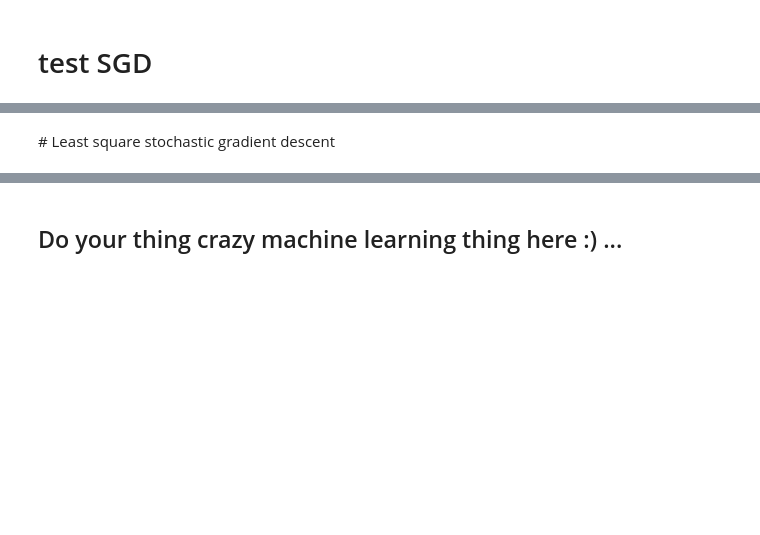
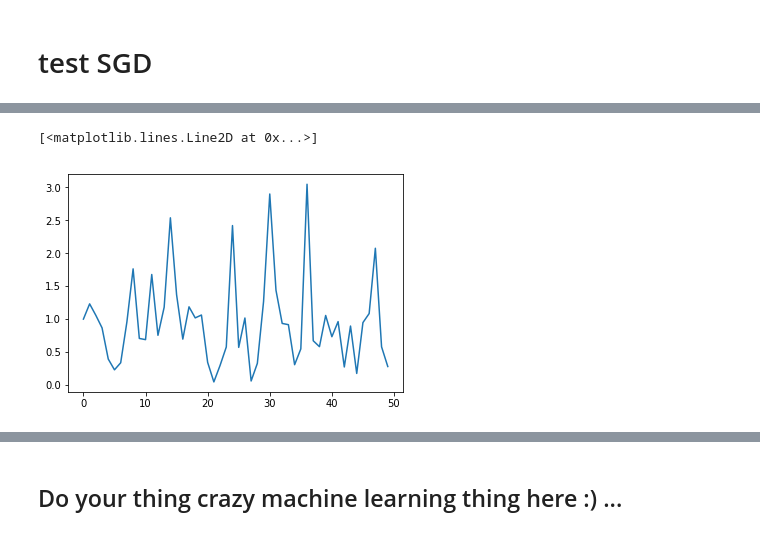
Before and after one commit to MaximeFth/Machine_learning_2020, a Jupyter notebook: project1/scripts/project1.ipynb, the cells around one changed output, grey strips where cells are left out. Drawn from its saved outputs; the diff is of its cells as text; code cells hidden in the pictures; blank space fills up the shorter version.

```diff
--- a/project1/scripts/project1.ipynb
+++ b/project1/scripts/project1.ipynb
@@ -28,6 +52,2 @@ def least_squares_GD(y, tx, initial_w, max_iters, gamma):
 # %% [markdown]
 # least square SGD
-# %%
-from stochastic_gradient_descent import *
-def least_squares_SGD(y, tx, initial_w, batch_size, max_iters, gamma):
-    return stochastic_gradient_descent(y, tx, initial_w, batch_size, max_iters, gamma)
@@ -89,12 +146,11 @@ array([[ 0.72343805,  0.52317289,  0.62968263, ...,  0.40687538,
 # %% [markdown]
 # test SGD
 # %%
-from stochastic_gradient_descent import *
 from proj1_helpers import batch_iter
 # Define the parameters of the algorithm.
-max_iters = 500
-gamma = 0.05
-batch_size = 10000
+max_iters = 50
+gamma = 0.01
+batch_size = 1
 
 # Initialization
 w_initial = np.zeros(30)
@@ -103,12 +159,14 @@ print(w_initial)
 # Start SGD.
 start_time = datetime.datetime.now()
 sgd_losses, sgd_ws = least_squares_SGD(
-    y, tX, w_initial,batch_size, max_iters, gamma)
+    y, tX_std, w_initial,batch_size, max_iters, gamma)
 end_time = datetime.datetime.now()
 
 # Print result
 exection_time = (end_time - start_time).total_seconds()
 print("SGD: execution time={t:.3f} seconds".format(t=exection_time))
+
+plt.plot(sgd_losses)
 # %% [output]
 [0. 0. 0. 0. 0. 0. 0. 0. 0. 0. 0. 0. 0. 0. 0. 0. 0. 0. 0. 0. 0. 0. 0. 0.
  0. 0. 0. 0. 0. 0.]
@@ -130,2 +188,2 @@ SGD: execution time=34.845 seconds
+[<matplotlib.lines.Line2D at 0x...>]
+[figure, added]
-# %% [markdown]
-# Least square stochastic gradient descent
```
Also changed, not shown: parts of 20 cells of this notebook, 2 other files.
